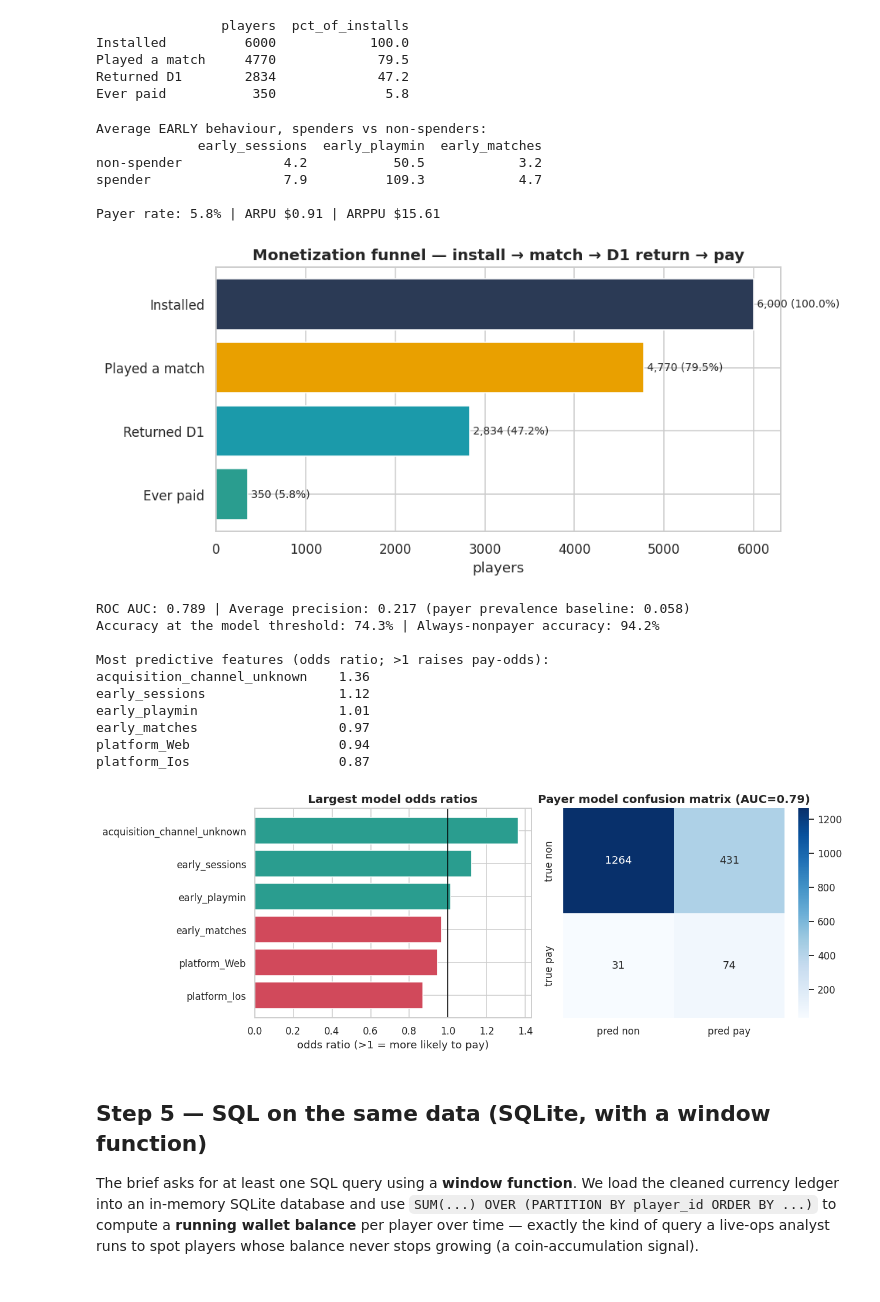
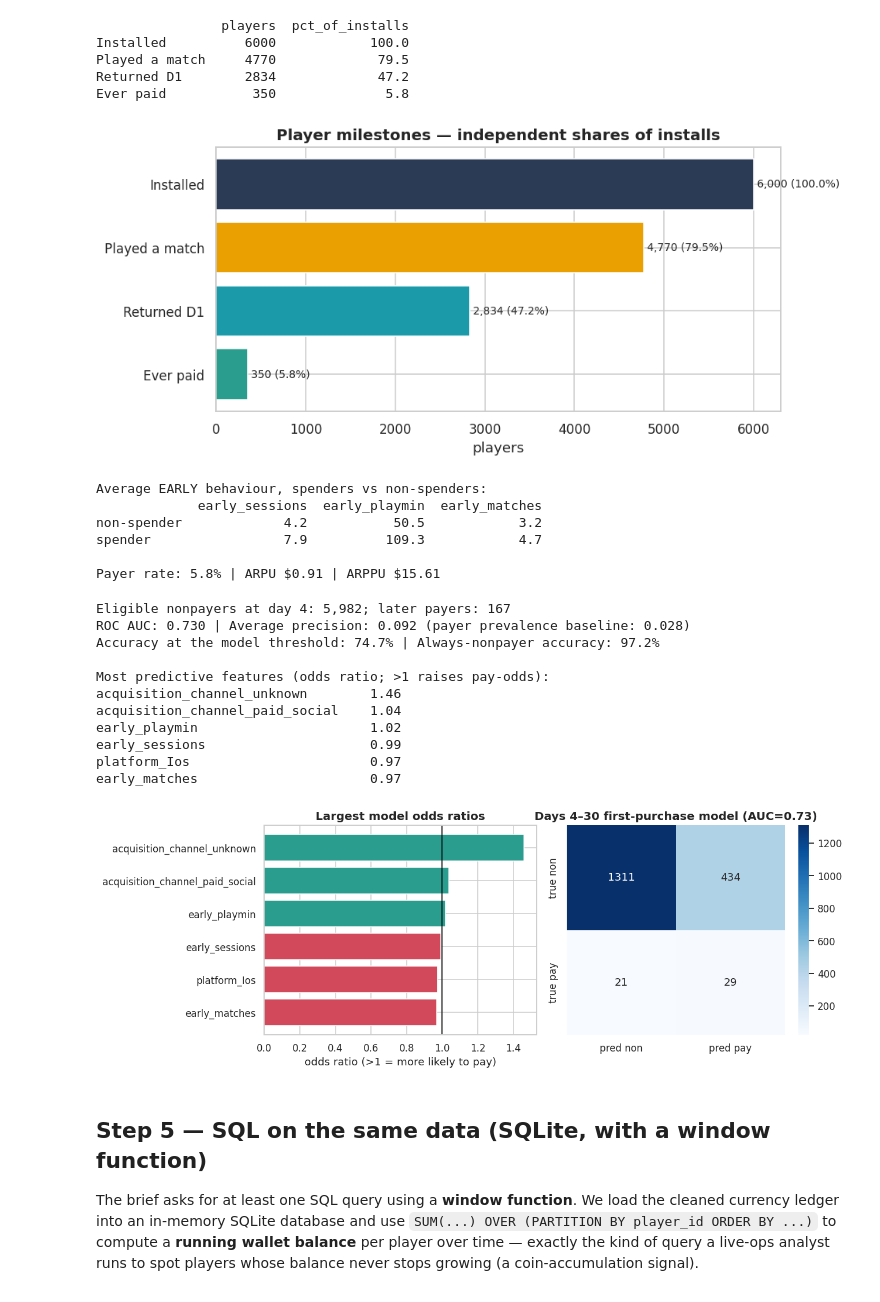
Before and after one commit to merogith/DataAnalysis, a Jupyter notebook: project-2-game-economy/analysis.ipynb, the cells around one changed output. Drawn from its saved outputs; the diff is of its cells as text; code cells hidden in the pictures.

```diff
--- a/project-2-game-economy/analysis.ipynb
+++ b/project-2-game-economy/analysis.ipynb
@@ -426,8 +427,8 @@ intervention would require a purchase target measured after the feature window.
 payers = set(purchases["player_id"].unique())
 players["is_payer"] = players["player_id"].isin(payers).astype(int)
 
-# early (days 0–3) behaviour
-early_sess = ses[ses["day_since_install"]<=3]
+# early (days 0–3) behaviour; never include post-cutoff activity.
+early_sess = ses[ses["day_since_install"].between(0, 3)]
 feat = pd.DataFrame({"player_id": players["player_id"]}).set_index("player_id")
 feat["early_sessions"]  = early_sess.groupby("player_id").size()
 feat["early_playmin"]   = early_sess.groupby("player_id")["duration_min"].sum()
@@ -436,11 +437,20 @@ feat["early_playmin"]   = early_sess.groupby("player_id")["duration_min"].sum()
 mt = matches.merge(players[["player_id","install_date"]], on="player_id", how="left")
 mt["match_day"] = (pd.to_datetime(mt["match_time"]) -
                    pd.to_datetime(mt["install_date"])).dt.days
-feat["early_matches"]   = mt[mt["match_day"]<=3].groupby("player_id").size()
+feat["early_matches"] = mt[mt["match_day"].between(0, 3)].groupby("player_id").size()
 feat = feat.fillna(0)
 feat = feat.join(players.set_index("player_id")[["platform","acquisition_channel","is_payer"]])
 
-# ---- funnel ----
+# A temporal prediction target: no purchases in the feature window.
+pt = purchases.merge(players[["player_id", "install_date"]], on="player_id", how="left")
+pt["purchase_day"] = (pt["purchase_time"] - pt["install_date"]).dt.days
+early_payers = set(pt.loc[pt["purchase_day"].between(0, 3), "player_id"])
+later_payers = set(pt.loc[pt["purchase_day"].between(4, 30), "player_id"])
+feat["eligible_day4"] = ~feat.index.isin(early_payers)
+feat["pays_d4_d30"] = feat.index.isin(later_payers).astype(int)
+assert early_sess["day_since_install"].between(0, 3).all()
+
+# ---- independent milestone counts; these are not nested sets ----
 n_install = n_players
 n_match   = matches["player_id"].nunique()
 n_d1      = active_days.apply(lambda s: 1 in s).sum()
@@ -455,13 +465,13 @@ Played a match     4770             79.5
 Returned D1        2834             47.2
 Ever paid           350              5.8
 # %%
-# Chart 7 — monetization funnel.
+# Chart 7 — independent milestone overview, not sequential conversions.
 fig, ax = plt.subplots(figsize=(9,4.2))
 ax.barh(funnel.index[::-1], funnel.values[::-1],
         color=[SLATE,AMBER,TEAL,GREEN][::-1])
 for i,(k,v) in enumerate(list(funnel.items())[::-1]):
     ax.text(v, i, f" {v:,} ({v/n_install*100:.1f}%)", va="center", fontsize=9)
-ax.set_title("Monetization funnel — install → match → D1 return → pay")
+ax.set_title("Player milestones — independent shares of installs")
 ax.set_xlabel("players")
 fig.savefig(CHARTS/"07_funnel.png"); plt.show()
 
@@ -474,19 +484,20 @@ print(f"\nPayer rate: {players['is_payer'].mean()*100:.1f}% | "
       f"ARPU ${purchases['usd_amount'].sum()/n_install:.2f} | "
       f"ARPPU ${purchases['usd_amount'].sum()/n_pay:.2f}")
 # %% [output]
+[figure, new version]
 Average EARLY behaviour, spenders vs non-spenders:
              early_sessions  early_playmin  early_matches
 non-spender             4.2           50.5            3.2
 spender                 7.9          109.3            4.7
 
 Payer rate: 5.8% | ARPU $0.91 | ARPPU $15.61
-[figure, old version]
 # %%
-# ---- logistic regression: predict 'ever pays' from EARLY behaviour ----
-model_df = pd.get_dummies(feat.reset_index(),
+# ---- predict a first purchase in days 4–30 among day-4 nonpayers ----
+model_df = pd.get_dummies(feat.loc[feat["eligible_day4"]].reset_index(),
                           columns=["platform","acquisition_channel"], drop_first=True)
-y = model_df["is_payer"]
-X = model_df.drop(columns=["player_id","is_payer"]).astype(float)
+y = model_df["pays_d4_d30"]
+X = model_df.drop(columns=["player_id", "is_payer", "eligible_day4", "pays_d4_d30"]).astype(float)
+print(f"Eligible nonpayers at day 4: {len(model_df):,}; later payers: {int(y.sum()):,}")
 Xtr, Xte, ytr, yte = train_test_split(X, y, test_size=0.3, random_state=42, stratify=y)
 
 clf = LogisticRegression(max_iter=2000, class_weight="balanced")
@@ -504,31 +515,32 @@ odds = pd.Series(np.exp(clf.coef_[0]), index=X.columns).sort_values(ascending=Fa
 print("\nMost predictive features (odds ratio; >1 raises pay-odds):")
 print(odds.head(6).round(2).to_string())
 # %% [output]
-ROC AUC: 0.789 | Average precision: 0.217 (payer prevalence baseline: 0.058)
-Accuracy at the model threshold: 74.3% | Always-nonpayer accuracy: 94.2%
+Eligible nonpayers at day 4: 5,982; later payers: 167
+ROC AUC: 0.730 | Average precision: 0.092 (payer prevalence baseline: 0.028)
+Accuracy at the model threshold: 74.7% | Always-nonpayer accuracy: 97.2%
 
 Most predictive features (odds ratio; >1 raises pay-odds):
-acquisition_channel_unknown    1.36
-early_sessions                 1.12
-early_playmin                  1.01
-early_matches                  0.97
-platform_Web                   0.94
-platform_Ios                   0.87
+acquisition_channel_unknown        1.46
+acquisition_channel_paid_social    1.04
+early_playmin                      1.02
+early_sessions                     0.99
+platform_Ios                       0.97
+early_matches                      0.97
 # %%
 # Chart 8 — model associations and confusion matrix.
 fig, (a1,a2) = plt.subplots(1,2, figsize=(12,4.4))
 top = odds.head(6)[::-1]
 a1.barh(top.index, top.values, color=[GREEN if v>1 else CORAL for v in top.values])
 a1.axvline(1, color="black", lw=1)
 a1.set_title("Largest model odds ratios")
 a1.set_xlabel("odds ratio (>1 = more likely to pay)")
 cm = confusion_matrix(yte, pred)
 sns.heatmap(cm, annot=True, fmt="d", cmap="Blues", ax=a2,
             xticklabels=["pred non","pred pay"], yticklabels=["true non","true pay"])
-a2.set_title(f"Payer model confusion matrix (AUC={auc:.2f})")
+a2.set_title(f"Days 4–30 first-purchase model (AUC={auc:.2f})")
 fig.savefig(CHARTS/"08_payer_model.png"); plt.show()
 # %% [output]
-[figure, old version]
+[figure, new version]
 # %% [markdown]
 ## Step 5 — SQL on the same data (SQLite, with a window function)
 The brief asks for at least one SQL query using a **window function**. We load the cleaned currency
```
Also changed, not shown: parts of 14 cells of this notebook, 50 other files.
